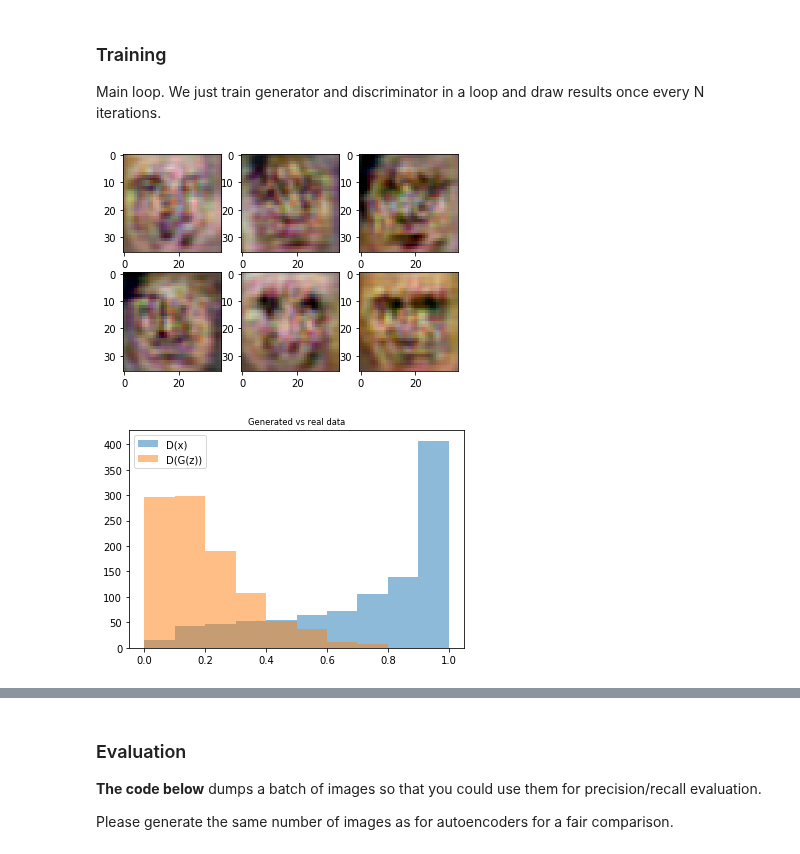
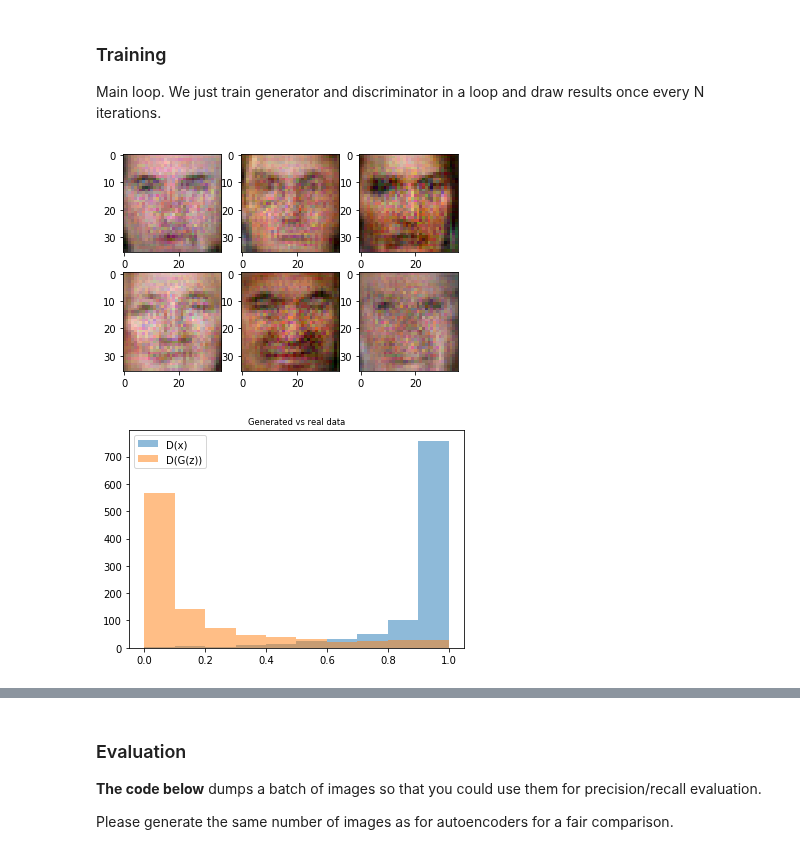
Before and after one commit to dzisandy/Deep-Learning, a Jupyter notebook: HW3/homework03_part3a_gan_advanced.ipynb, the cells around one changed output, grey strips where cells are left out. Drawn from its saved outputs; the diff is of its cells as text; code cells hidden in the pictures.

```diff
--- a/HW3/homework03_part3a_gan_advanced.ipynb
+++ b/HW3/homework03_part3a_gan_advanced.ipynb
@@ -241,33 +243,33 @@ gen_opt = torch.optim.Adam(generator.parameters(), lr=1e-4)
 # %%
 from IPython import display
 from tqdm import tnrange
 batch_size = 100
 
-for epoch in tnrange(25000):
+for epoch in tnrange(40000):
 
     # Train discriminator
     for i in range(5):
         real_data = sample_data_batch(batch_size)
         fake_data = generator(sample_noise_batch(batch_size))
         loss = discriminator_loss(real_data, fake_data)
         disc_opt.zero_grad()
         loss.backward()
         disc_opt.step()
 
     # Train generator
     noise = sample_noise_batch(batch_size)
     loss = generator_loss(noise)
     gen_opt.zero_grad()
     loss.backward()
     gen_opt.step()
 
     if epoch %100==0:
         display.clear_output(wait=True)
         sample_images(2,3,True)
         sample_probas(1000)
 # %% [output]
-[figure, old version]
+[figure, new version]
-[figure, old version]
+[figure, new version]
 # %%
 plt.figure(figsize=[16, 24])
 sample_images(16, 8)
```
Also changed, not shown: parts of 4 cells of this notebook.
